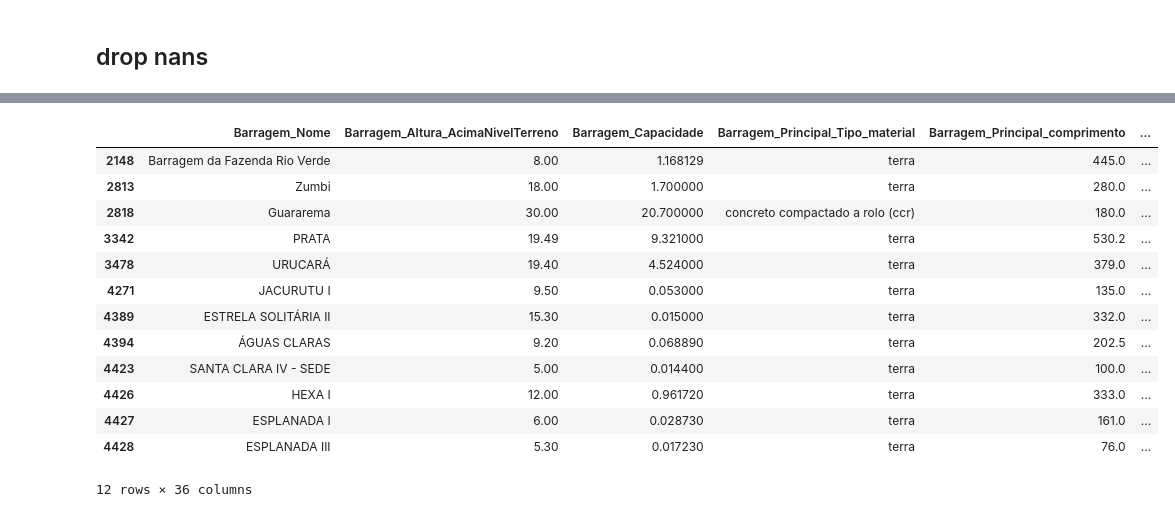
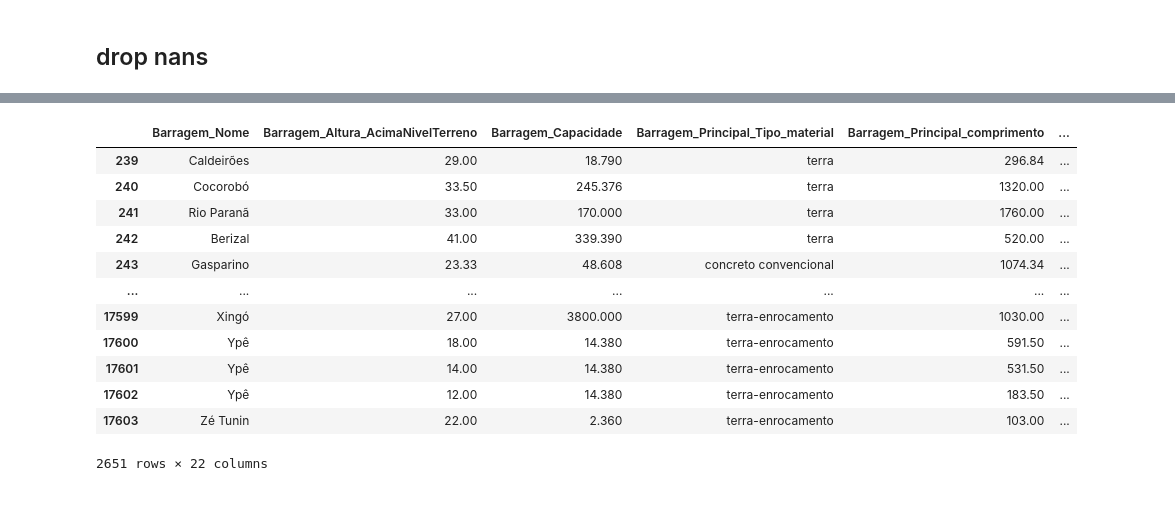
Before and after one commit to ta-data-lis/final-project, a Jupyter notebook: your-project/1STEP_EXPLORE AND CLEAN DAM.ipynb, the cells around one changed output, grey strips where cells are left out. Cells and saved outputs as stored; diff of their text form; code cells hidden in the pictures.

```diff
--- a/your-project/1STEP_EXPLORE AND CLEAN DAM.ipynb
+++ b/your-project/1STEP_EXPLORE AND CLEAN DAM.ipynb
@@ -51,7 +52,10 @@ df.drop(columns=['Codigo_barragem_SNISB','Autorizacao_Data_emissao_publicacao',
 #deleted because there are too many nulls when filtering by risk criteria
 df.drop(columns=['Construcao_Data_Inicio', 'Barragem_Altura_AcimaBaseFundacao','Classe Residuo', 'Barragem_nivel_de_perigo',
                  'Barragem_Classe', 'DataUltimaFiscalização', 'Barragem_Principal_Tipo_estrutural','VazaoProjeto_OrgaoExtravasor',
-                 'CriterioVazaoProjeto_OrgaoExtravasor','ExtravasorControle'], inplace = True)
+                 'CriterioVazaoProjeto_OrgaoExtravasor','ExtravasorControle','Barragem_autuada?', 'Construcao_Data_Fim',
+                 'CRI - ∑ pontuação CT','CRI - ∑ pontuação EC', 'CRI - ∑ pontuação PSB','CRI - pontuação Confiabialidade das estruturas extravasoras',
+                 'CRI - pontuação Confiabialidade das estruturas de adução','CRI - pontuação Percolação',
+                 'CRI - pontuação Deformações e recalques','CRI - pontuação Deterioração taludes', 'CRI - pontuação  Eclusa'],inplace = True)
 # %% [markdown]
 ## Dtype organization
 # %%
@@ -137,8 +135,8 @@ df['TemRevisaoPeriodica'].isnull().sum() #11883 nulls
 # %% [output]
 11883
 # %%
-df['ExtravasorControle'].value_counts()
-df['ExtravasorControle'] = df['ExtravasorControle'].str.lower()
-df['ExtravasorControle'] = df['ExtravasorControle'].replace('comporta manual','com comporta de acionamento mecânico')
-df['ExtravasorControle'] = df['ExtravasorControle'].replace('sem informação',np.nan)
-df['ExtravasorControle'].isnull().sum()
+#df['ExtravasorControle'].value_counts()
+#df['ExtravasorControle'] = df['ExtravasorControle'].str.lower()
+#df['ExtravasorControle'] = df['ExtravasorControle'].replace('comporta manual','com comporta de acionamento mecânico')
+#df['ExtravasorControle'] = df['ExtravasorControle'].replace('sem informação',np.nan)
+#df['ExtravasorControle'].isnull().sum()
@@ -200,6 +196,6 @@ df['ReguladaPNSB'].isnull().sum() #10812
 # %% [output]
 10812
 # %%
-df['Barragem_autuada?'] = df['Barragem_autuada?'].str.lower()
-df['Barragem_autuada?'] = df['Barragem_autuada?'].replace('sem informação',np.nan)
-df['Barragem_autuada?'].unique()6h
+#df['Barragem_autuada?'] = df['Barragem_autuada?'].str.lower()
+#df['Barragem_autuada?'] = df['Barragem_autuada?'].replace('sem informação',np.nan)
+#df['Barragem_autuada?'].unique()6h
@@ -208,7 +202,7 @@ array([nan, 'sim', 'não'], dtype=object)
 # %% [markdown]
 ## drop nans
 # %%
-df = df.dropna(subset=['Barragem_Nome'])
+df = df.dropna(subset=['Barragem_Categoria_Risco'])
 df = df.dropna(subset=['ReguladaPNSB'])
 df = df.dropna(subset=['Barragem_Altura_AcimaNivelTerreno', 'Barragem_Principal_comprimento'])
 # %%
@@ -220,20 +214,18 @@ msno.matrix(df)
 # %%
 #check what is left:
-dropnas = df.dropna()
-dropnas # only 567 dams have every all the information filled.
-dropnas.head(20)
+mvp = df.dropna()
+mvp # only 567 dams have every all the information filled.
 # %% [output]
 |  | Barragem_Nome | Barragem_Altura_AcimaNivelTerreno | Barragem_Capacidade | Barragem_Principal_Tipo_material | Barragem_Principal_comprimento | ... |
-| 2148 | Barragem da Fazenda Rio Verde | 8.00 | 1.168129 | terra | 445.0 | ... |
-| 2813 | Zumbi | 18.00 | 1.700000 | terra | 280.0 | ... |
-| 2818 | Guararema | 30.00 | 20.700000 | concreto compactado a rolo (ccr) | 180.0 | ... |
-| 3342 | PRATA | 19.49 | 9.321000 | terra | 530.2 | ... |
-| 3478 | URUCARÁ | 19.40 | 4.524000 | terra | 379.0 | ... |
-| 4271 | JACURUTU I | 9.50 | 0.053000 | terra | 135.0 | ... |
-| 4389 | ESTRELA SOLITÁRIA II | 15.30 | 0.015000 | terra | 332.0 | ... |
-| 4394 | ÁGUAS CLARAS | 9.20 | 0.068890 | terra | 202.5 | ... |
-| 4423 | SANTA CLARA IV - SEDE | 5.00 | 0.014400 | terra | 100.0 | ... |
-| 4426 | HEXA I | 12.00 | 0.961720 | terra | 333.0 | ... |
-| 4427 | ESPLANADA I | 6.00 | 0.028730 | terra | 161.0 | ... |
-| 4428 | ESPLANADA III | 5.30 | 0.017230 | terra | 76.0 | ... |
+| 239 | Caldeirões | 29.00 | 18.790 | terra | 296.84 | ... |
+| 240 | Cocorobó | 33.50 | 245.376 | terra | 1320.00 | ... |
+| 241 | Rio Paranã | 33.00 | 170.000 | terra | 1760.00 | ... |
+| 242 | Berizal | 41.00 | 339.390 | terra | 520.00 | ... |
+| 243 | Gasparino | 23.33 | 48.608 | concreto convencional | 1074.34 | ... |
+| ... | ... | ... | ... | ... | ... | ... |
+| 17599 | Xingó | 27.00 | 3800.000 | terra-enrocamento | 1030.00 | ... |
+| 17600 | Ypê | 18.00 | 14.380 | terra-enrocamento | 591.50 | ... |
+| 17601 | Ypê | 14.00 | 14.380 | terra-enrocamento | 531.50 | ... |
+| 17602 | Ypê | 12.00 | 14.380 | terra-enrocamento | 183.50 | ... |
+| 17603 | Zé Tunin | 22.00 | 2.360 | terra-enrocamento | 103.00 | ... |
-12 rows × 36 columns
+2651 rows × 22 columns
```
Also changed, not shown: parts of 6 cells of this notebook, 2 other files.
